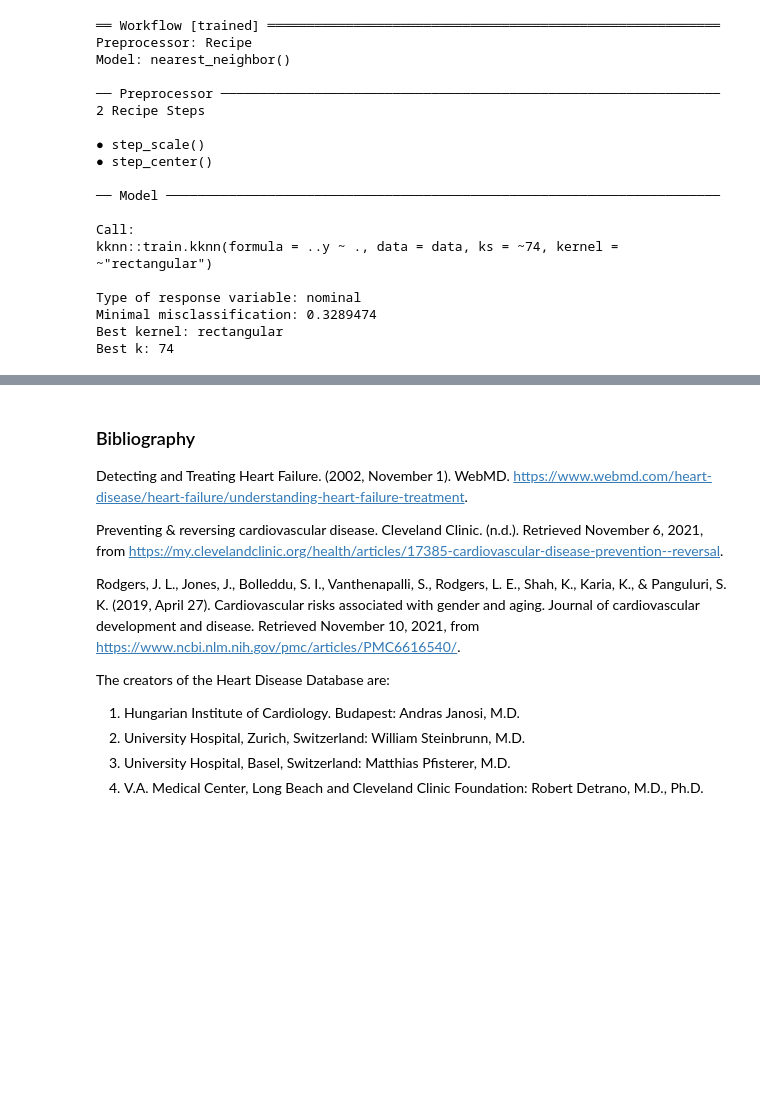
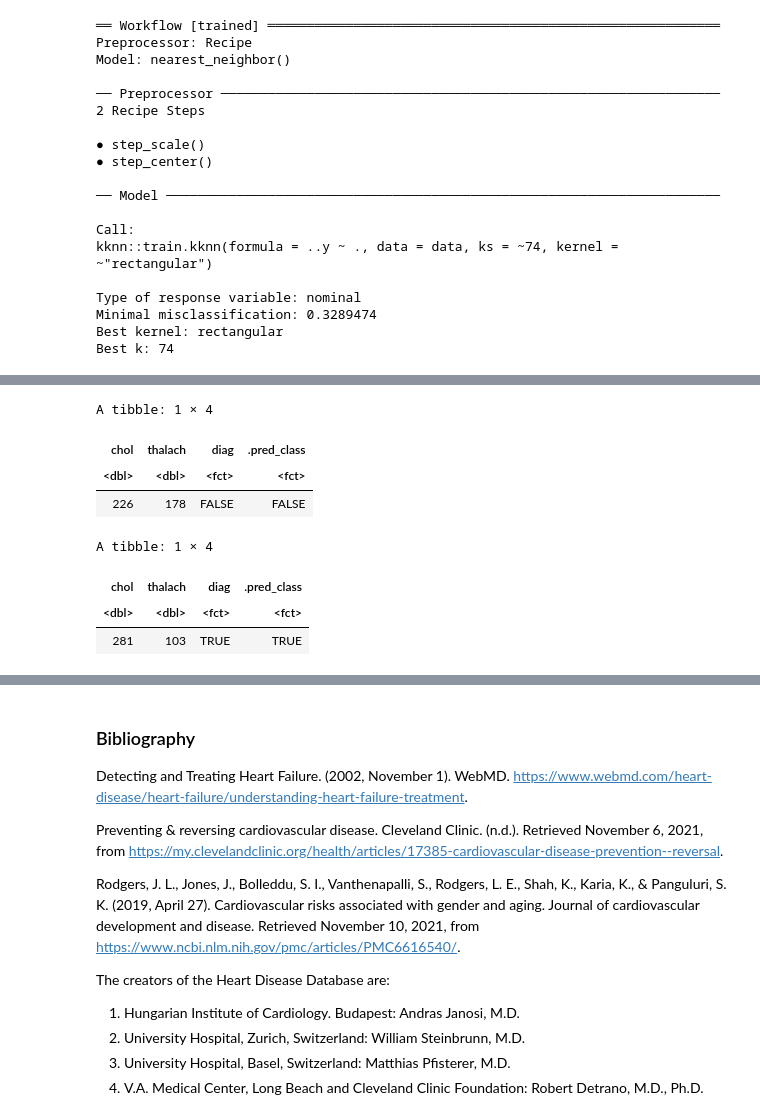
Before and after one commit to Agamchawla/group-29-project, a Jupyter notebook: group_29_project_report.ipynb, the cells around one changed output, grey strips where cells are left out. Drawn from its saved outputs; the diff is of its cells as text; code cells hidden in the pictures; blank space fills up the shorter version.

```diff
--- a/group_29_project_report.ipynb
+++ b/group_29_project_report.ipynb
@@ -453,0 +481,27 @@ ERROR: Error in predict(fit, cleveland_testing) %>% bind_cols(cleveland_testing)
+# %%
+set.seed(1)
+
+correct_preds_F <- predictions %>%
+                 filter(.pred_class == diag,
+                       diag == FALSE) %>%
+                 sample_n(1) %>%
+                 select(chol, thalach, diag, .pred_class)
+
+correct_preds_F
+
+correct_preds_T <- predictions %>%
+                 filter(.pred_class == diag,
+                       diag == TRUE) %>%
+                 sample_n(1) %>%
+                 select(chol, thalach, diag, .pred_class)
+
+correct_preds_T
+# %% [output]
+A tibble: 1 × 4
+| chol | thalach | diag | .pred_class |
+| <dbl> | <dbl> | <fct> | <fct> |
+| 226 | 178 | FALSE | FALSE |
+A tibble: 1 × 4
+| chol | thalach | diag | .pred_class |
+| <dbl> | <dbl> | <fct> | <fct> |
+| 281 | 103 | TRUE | TRUE |
```
Also changed, not shown: parts of 28 cells of this notebook.
